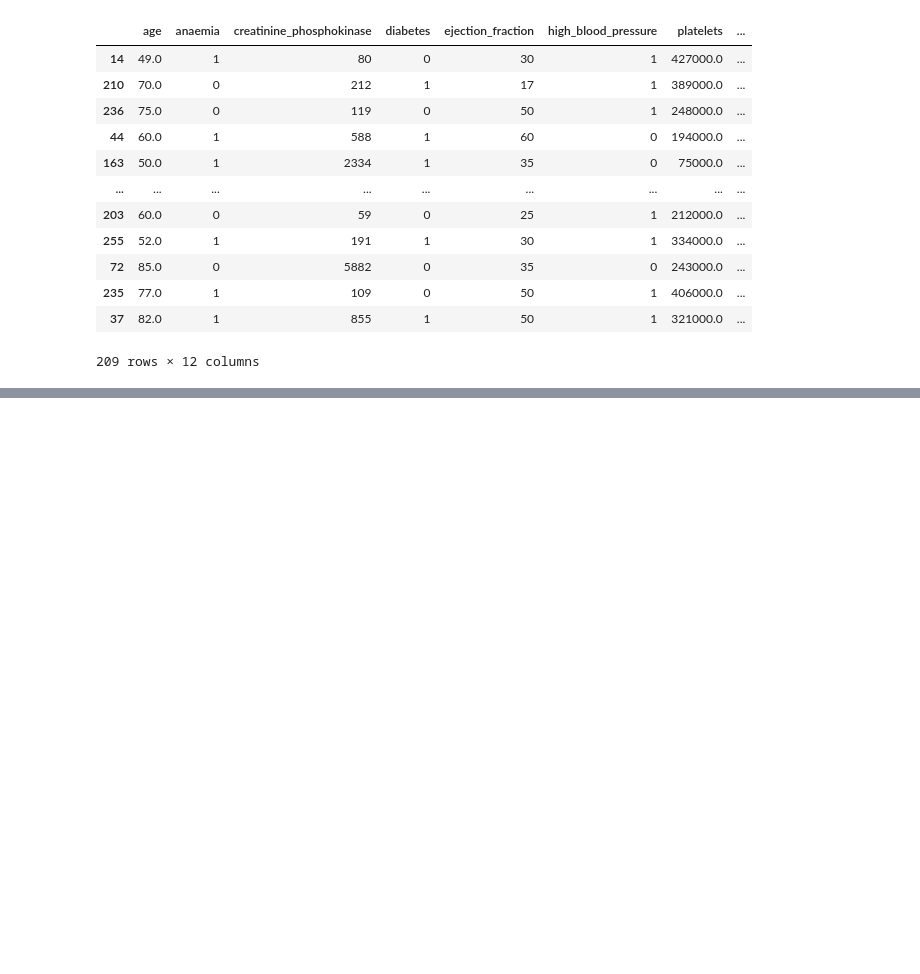
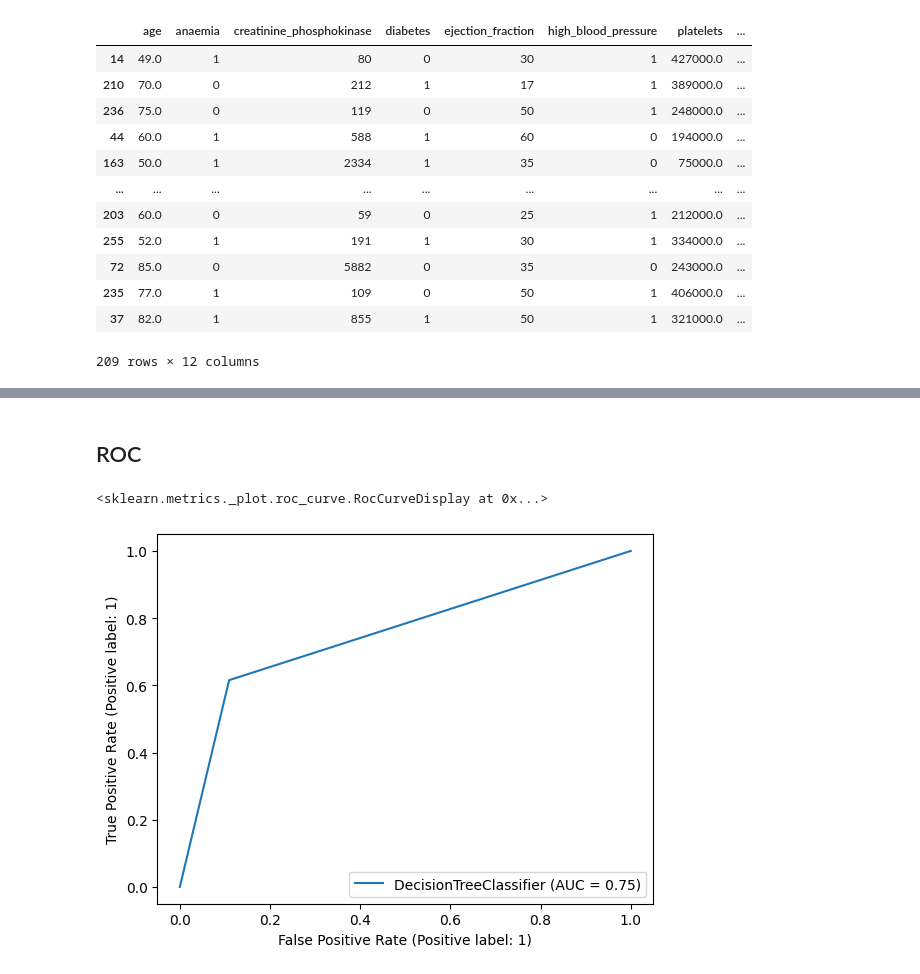
Before and after one commit to AltafUddin18/ConfusionMatrix-Class-8, a Jupyter notebook: confusionmatrix-class-8.ipynb, the cells around one changed output, grey strips where cells are left out. Saved outputs shown, nothing was run; the diff lists cells and outputs as text; code cells hidden in the pictures; blank space fills up the shorter version.

```diff
--- a/confusionmatrix-class-8.ipynb
+++ b/confusionmatrix-class-8.ipynb
@@ -156,0 +233,7 @@ xtrain
+# %% [markdown]
+## ROC
+# %%
+RocCurveDisplay.from_estimator(clf,xtest,ytest)
+# %% [output]
+<sklearn.metrics._plot.roc_curve.RocCurveDisplay at 0x...>
+[figure, added]
```
Also changed, not shown: parts of 18 cells of this notebook.
